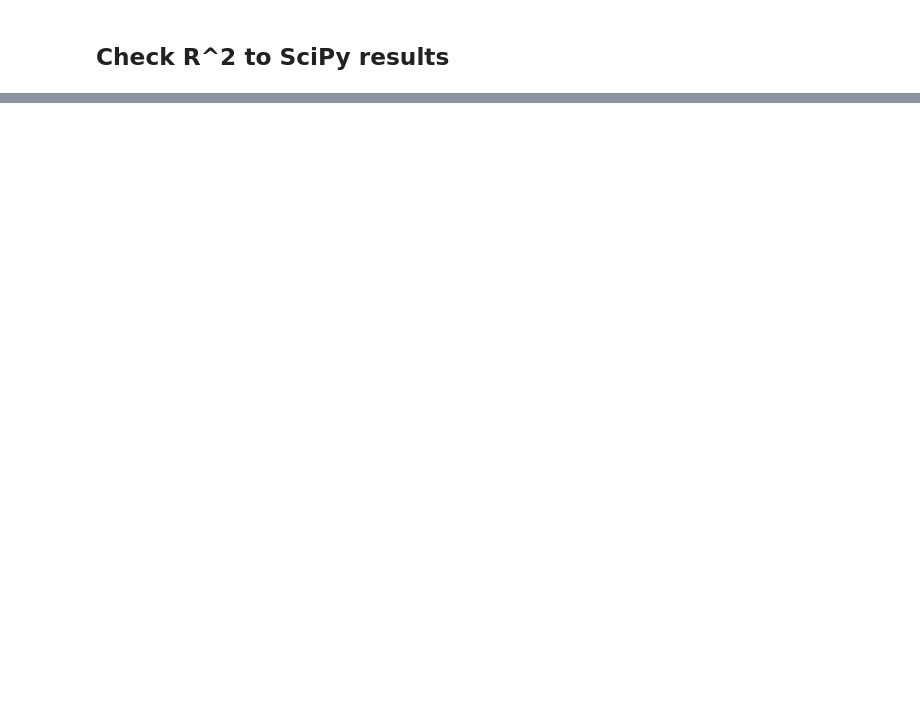
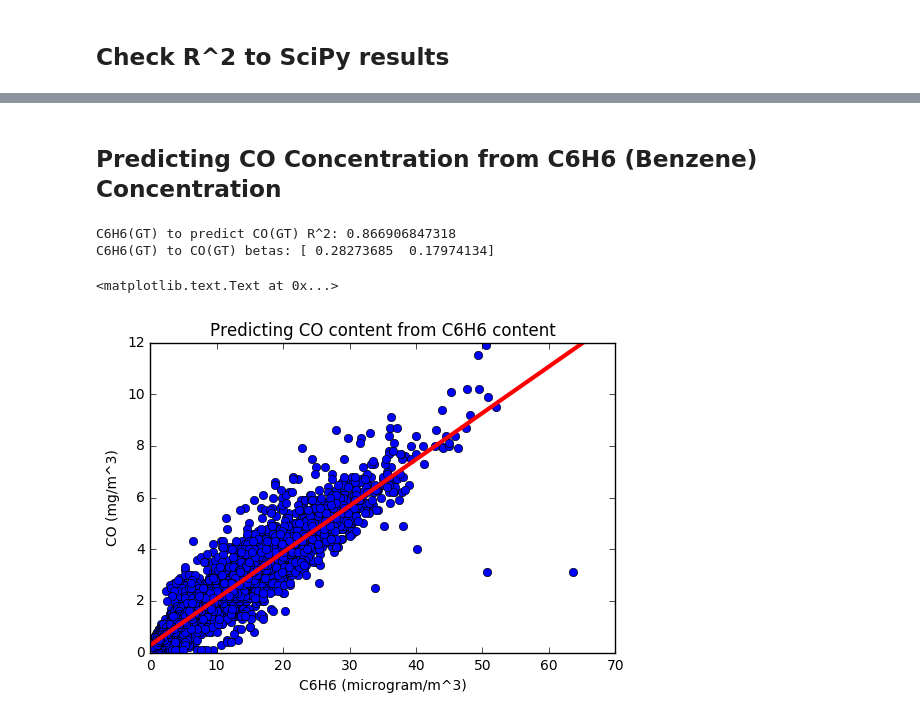
Before and after one commit to bcooper94/AdvancedDataMining, a Jupyter notebook: regression.ipynb, the cells around one changed output, grey strips where cells are left out. Drawn from its saved outputs; the diff is of its cells as text; code cells hidden in the pictures; blank space fills up the shorter version.

Commit message:
Good fit for predicting CO levels from benzene levels for single independent var

```diff
--- a/regression.ipynb
+++ b/regression.ipynb
@@ -169,0 +167,14 @@ HR Pearson Correlation coefficient: 0.000266410264623
+# %%
+convertEuropeanFloats = lambda val: float(val.replace(',', '.'))
+airQualityDf = pd.read_csv('data/AirQualityUCI.csv', sep=';',
+                           converters={
+        'CO(GT)': convertEuropeanFloats,
+        'C6H6(GT)': convertEuropeanFloats,
+        'T': convertEuropeanFloats,
+        'RH': convertEuropeanFloats
+    })
+airQualityDf.drop(['Unnamed: 15', 'Unnamed: 16'], axis=1, inplace=True)
+
+# CO(GT) == -200 means missing value
+airQualityDf.drop(airQualityDf[airQualityDf['CO(GT)'] == -200.0].index, inplace=True)
+airQualityDf.drop(airQualityDf[airQualityDf['PT08.S3(NOx)'] == -200.0].index, inplace=True)
@@ -169,0 +223,21 @@ HR Pearson Correlation coefficient: 0.000266410264623
+# %% [markdown]
+## Predicting CO Concentration from C6H6 (Benzene) Concentration
+# %%
+c6h6GTValues = airQualityDf['C6H6(GT)'].as_matrix()
+COValues = airQualityDf['CO(GT)'].as_matrix()
+c6h6VsCOBetas, c6h6VsCOCorrelation = computeLinRegBeta(c6h6GTValues, COValues)
+print('C6H6(GT) to predict CO(GT) R^2:', c6h6VsCOCorrelation)
+print('C6H6(GT) to CO(GT) betas:', c6h6VsCOBetas)
+
+xRange = np.arange(0, 70, 5)
+predictedLine = [linRegEstimate([c6h6], c6h6VsCOBetas) for c6h6 in xRange]
+
+plt.plot(c6h6GTValues, COValues, 'bo', xRange, predictedLine, 'r-', linewidth=3.0)
+plt.title('Predicting CO content from C6H6 content')
+plt.xlabel('C6H6 (microgram/m^3)')
+plt.ylabel('CO (mg/m^3)')
+# %% [output]
+C6H6(GT) to predict CO(GT) R^2: 0.866906847318
+C6H6(GT) to CO(GT) betas: [ 0.28273685  0.17974134]
+<matplotlib.text.Text at 0x...>
+[figure, added]
```
Also changed, not shown: parts of 10 cells of this notebook, 1 other file.
